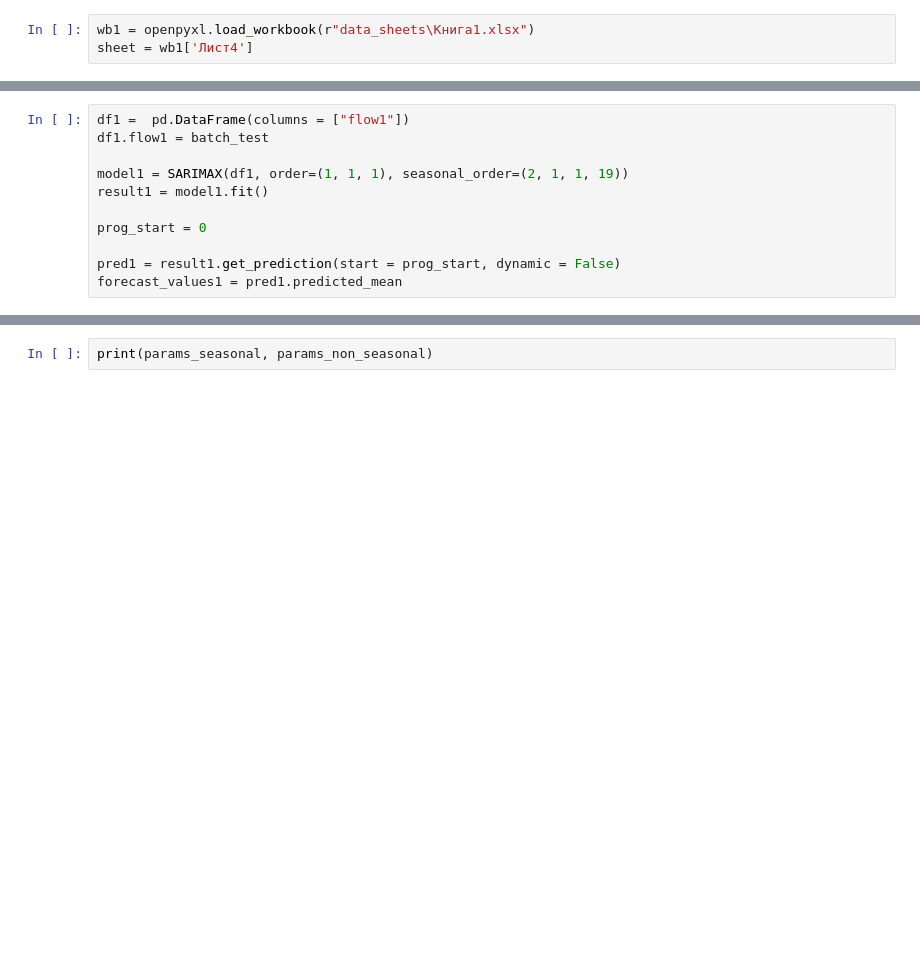
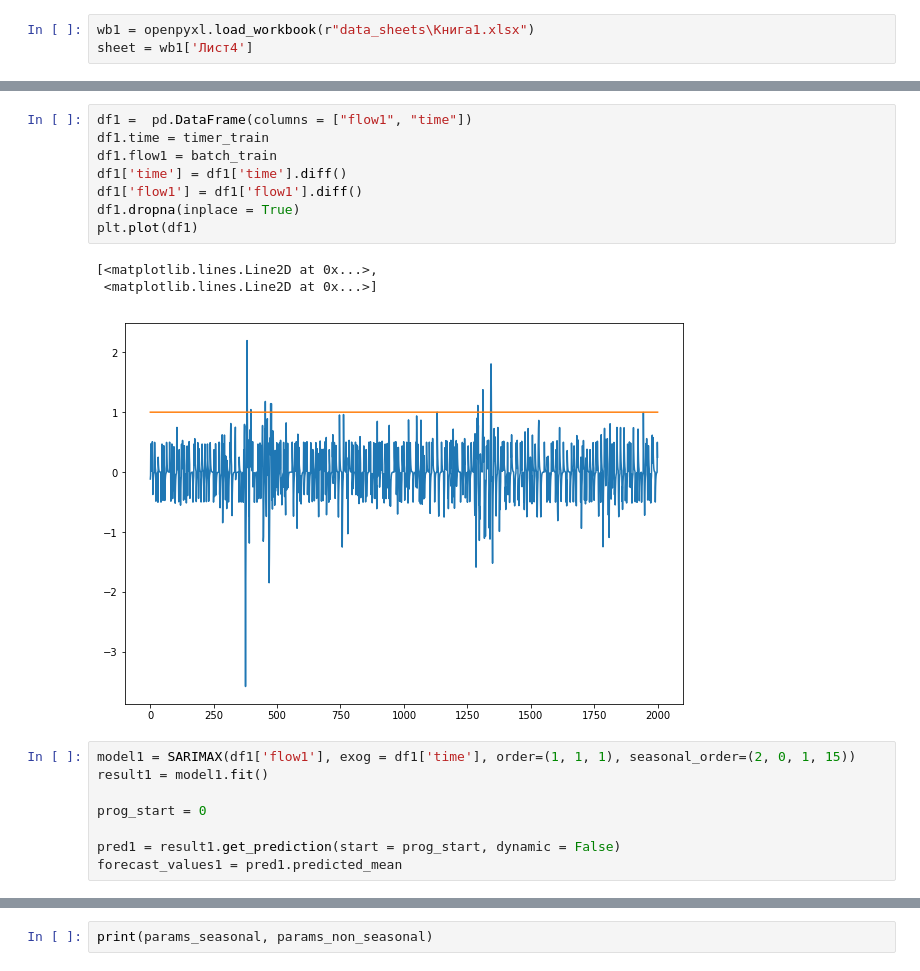
Before and after one commit to A101110/models, a Jupyter notebook: Pred_for_single_value.ipynb, the cells around one changed output, grey strips where cells are left out. Cells and saved outputs as stored; diff of their text form; blank space fills up the shorter version.

```diff
--- a/Pred_for_single_value.ipynb
+++ b/Pred_for_single_value.ipynb
@@ -51,8 +52,17 @@ plt.show()
+# %%
+df1 =  pd.DataFrame(columns = ["flow1", "time"])
+df1.time = timer_train
+df1.flow1 = batch_train
+df1['time'] = df1['time'].diff()
+df1['flow1'] = df1['flow1'].diff()
+df1.dropna(inplace = True)
+plt.plot(df1)
+# %% [output]
+[<matplotlib.lines.Line2D at 0x...>,
+ <matplotlib.lines.Line2D at 0x...>]
+[figure, added]
 # %%
-df1 =  pd.DataFrame(columns = ["flow1"])
-df1.flow1 = batch_test
-
-model1 = SARIMAX(df1, order=(1, 1, 1), seasonal_order=(2, 1, 1, 19))
+model1 = SARIMAX(df1['flow1'], exog = df1['time'], order=(1, 1, 1), seasonal_order=(2, 0, 1, 15))
 result1 = model1.fit()
 
 prog_start = 0
```
Also changed, not shown: parts of 5 cells of this notebook.
